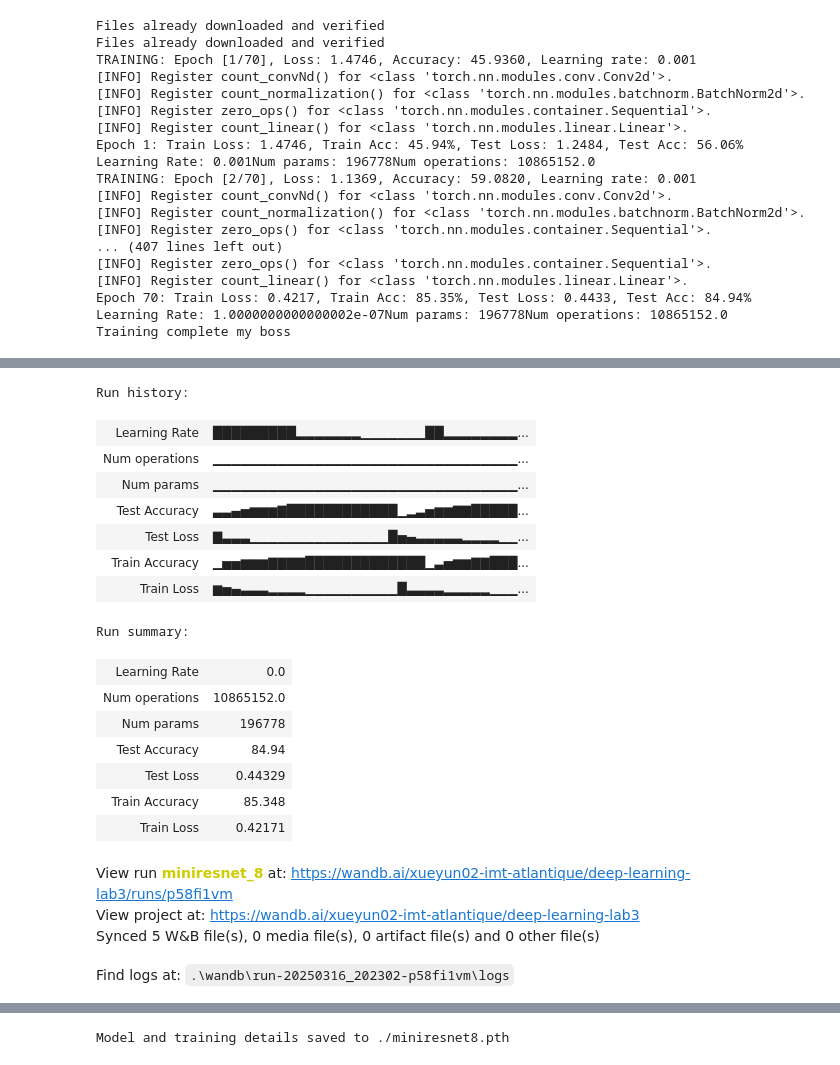
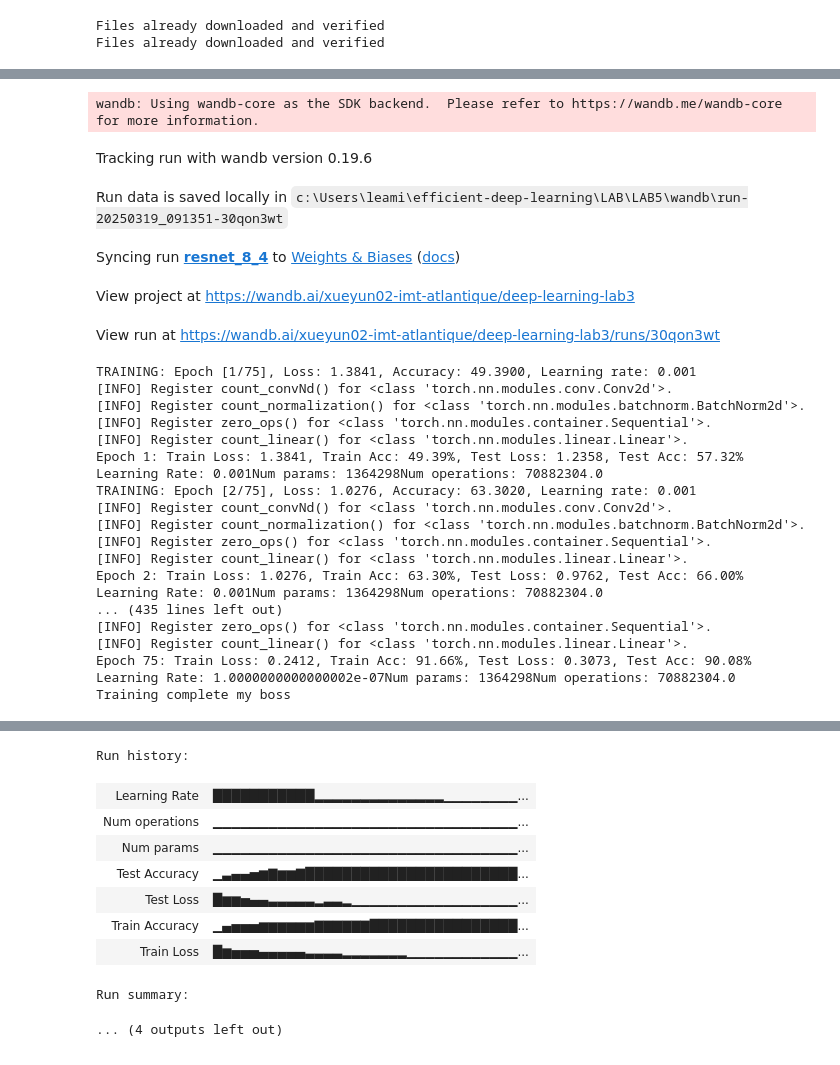
Before and after one commit to xueyun0512/efficient-deep-learning-lea, a Jupyter notebook: LAB/LAB5/petit_resnet.ipynb, the cells around one changed output, grey strips where cells are left out. Saved outputs shown, nothing was run; the diff lists cells and outputs as text; code cells hidden in the pictures.

Commit message:
resnet8 : grouped -- next : thinner  resnet18

```diff
--- a/LAB/LAB5/petit_resnet.ipynb
+++ b/LAB/LAB5/petit_resnet.ipynb
@@ -188,7 +187,7 @@ def train(data_path , batch_size, learning_rate,
     testloader = DataLoader(c10test,batch_size=batch_size)
 
     # Charger le modèle groupe_8.pth
-    model = mini_ResNet8(groups=8)
+    model = ResNet8(groups=4)
     model = model.to(device)
     criterion = nn.CrossEntropyLoss()
     optimizer = optim.Adam(model.parameters(), lr=learning_rate, weight_decay=weight_decay)
@@ -201,7 +200,7 @@ def train(data_path , batch_size, learning_rate,
         "epochs": epochs,
         "prate": prate,
     }
-    wandb.init(project="deep-learning-lab3", config=dict , name="miniresnet_8", job_type="training_test")
+    wandb.init(project="deep-learning-lab3", config=dict , name="resnet_8_4", job_type="training_test")
 
 
     # Training loop
@@ -294,22 +293,7 @@ def train(data_path , batch_size, learning_rate,
     torch.save(checkpoint, save_path)
     print(f"Model and training details saved to {save_path}")
 
-train('/opt/img/effdl-cifar10/', 64, 0.001, 0.0005, 70, './miniresnet8.pth', './miniresnet8.pth', 0.2)
+train('/opt/img/effdl-cifar10/', 64, 0.001, 0.0005, 75, './resnet8_4.pth', './resnet8_4.pth', 0.2)
 # %% [output]
 Files already downloaded and verified
 Files already downloaded and verified
-TRAINING: Epoch [1/70], Loss: 1.4746, Accuracy: 45.9360, Learning rate: 0.001
-[INFO] Register count_convNd() for <class 'torch.nn.modules.conv.Conv2d'>.
-[INFO] Register count_normalization() for <class 'torch.nn.modules.batchnorm.BatchNorm2d'>.
-[INFO] Register zero_ops() for <class 'torch.nn.modules.container.Sequential'>.
-[INFO] Register count_linear() for <class 'torch.nn.modules.linear.Linear'>.
-Epoch 1: Train Loss: 1.4746, Train Acc: 45.94%, Test Loss: 1.2484, Test Acc: 56.06% Learning Rate: 0.001Num params: 196778Num operations: 10865152.0
-TRAINING: Epoch [2/70], Loss: 1.1369, Accuracy: 59.0820, Learning rate: 0.001
-[INFO] Register count_convNd() for <class 'torch.nn.modules.conv.Conv2d'>.
-[INFO] Register count_normalization() for <class 'torch.nn.modules.batchnorm.BatchNorm2d'>.
-[INFO] Register zero_ops() for <class 'torch.nn.modules.container.Sequential'>.
-... (407 lines left out)
-[INFO] Register zero_ops() for <class 'torch.nn.modules.container.Sequential'>.
-[INFO] Register count_linear() for <class 'torch.nn.modules.linear.Linear'>.
-Epoch 70: Train Loss: 0.4217, Train Acc: 85.35%, Test Loss: 0.4433, Test Acc: 84.94% Learning Rate: 1.0000000000000002e-07Num params: 196778Num operations: 10865152.0
-Training complete my boss
@@ -317,20 +300,23 @@ Training complete my boss
-Run history:
+wandb: Using wandb-core as the SDK backend.  Please refer to https://wandb.me/wandb-core for more information.
-| Learning Rate | █████████▂▂▂▂▂▂▂▁▁▁▁▁▁▁██▂▂▂▂▂▂▂▂... |
-| Num operations | ▁▁▁▁▁▁▁▁▁▁▁▁▁▁▁▁▁▁▁▁▁▁▁▁▁▁▁▁▁▁▁▁▁... |
-| Num params | ▁▁▁▁▁▁▁▁▁▁▁▁▁▁▁▁▁▁▁▁▁▁▁▁▁▁▁▁▁▁▁▁▁... |
-| Test Accuracy | ▃▃▄▅▆▆▆▇████████████▁▂▃▅▆▆▇▇█████... |
-| Test Loss | ▇▃▃▃▁▁▁▁▁▁▁▁▁▁▁▁▁▁▁█▅▄▃▃▃▃▃▂▂▂▂▁▁... |
-| Train Accuracy | ▁▅▅▆▆▆▇▇▇▇█████████████▁▃▅▆▆▇▇███... |
-| Train Loss | ▆▅▄▃▃▃▂▂▂▂▁▁▁▁▁▁▁▁▁▁█▃▃▃▃▂▂▂▂▂▁▁▁... |
-Run summary:
-| Learning Rate | 0.0 |
-| Num operations | 10865152.0 |
-| Num params | 196778 |
-| Test Accuracy | 84.94 |
-| Test Loss | 0.44329 |
-| Train Accuracy | 85.348 |
-| Train Loss | 0.42171 |
-View run miniresnet_8 at: https://wandb.ai/xueyun02-imt-atlantique/deep-learning-lab3/runs/p58fi1vm
-View project at: https://wandb.ai/xueyun02-imt-atlantique/deep-learning-lab3
-Synced 5 W&B file(s), 0 media file(s), 0 artifact file(s) and 0 other file(s)
+Tracking run with wandb version 0.19.6
-Find logs at: .\wandb\run-20250316_202302-p58fi1vm\logs
+Run data is saved locally in c:\Users\leami\efficient-deep-learning\LAB\LAB5\wandb\run-20250319_091351-30qon3wt
+Syncing run resnet_8_4 to Weights & Biases (docs)
+View project at https://wandb.ai/xueyun02-imt-atlantique/deep-learning-lab3
+View run at https://wandb.ai/xueyun02-imt-atlantique/deep-learning-lab3/runs/30qon3wt
+TRAINING: Epoch [1/75], Loss: 1.3841, Accuracy: 49.3900, Learning rate: 0.001
+[INFO] Register count_convNd() for <class 'torch.nn.modules.conv.Conv2d'>.
+[INFO] Register count_normalization() for <class 'torch.nn.modules.batchnorm.BatchNorm2d'>.
+[INFO] Register zero_ops() for <class 'torch.nn.modules.container.Sequential'>.
+[INFO] Register count_linear() for <class 'torch.nn.modules.linear.Linear'>.
+Epoch 1: Train Loss: 1.3841, Train Acc: 49.39%, Test Loss: 1.2358, Test Acc: 57.32% Learning Rate: 0.001Num params: 1364298Num operations: 70882304.0
+TRAINING: Epoch [2/75], Loss: 1.0276, Accuracy: 63.3020, Learning rate: 0.001
+[INFO] Register count_convNd() for <class 'torch.nn.modules.conv.Conv2d'>.
+[INFO] Register count_normalization() for <class 'torch.nn.modules.batchnorm.BatchNorm2d'>.
+[INFO] Register zero_ops() for <class 'torch.nn.modules.container.Sequential'>.
+[INFO] Register count_linear() for <class 'torch.nn.modules.linear.Linear'>.
+Epoch 2: Train Loss: 1.0276, Train Acc: 63.30%, Test Loss: 0.9762, Test Acc: 66.00% Learning Rate: 0.001Num params: 1364298Num operations: 70882304.0
+... (435 lines left out)
+[INFO] Register zero_ops() for <class 'torch.nn.modules.container.Sequential'>.
+[INFO] Register count_linear() for <class 'torch.nn.modules.linear.Linear'>.
+Epoch 75: Train Loss: 0.2412, Train Acc: 91.66%, Test Loss: 0.3073, Test Acc: 90.08% Learning Rate: 1.0000000000000002e-07Num params: 1364298Num operations: 70882304.0
+Training complete my boss
@@ -337 +324,10 @@ Find logs at: .\wandb\run-20250316_202302-p58fi1vm\logs
-Model and training details saved to ./miniresnet8.pth
+Run history:
+| Learning Rate | ███████████▂▂▂▂▂▂▂▂▂▂▂▂▂▂▁▁▁▁▁▁▁▁... |
+| Num operations | ▁▁▁▁▁▁▁▁▁▁▁▁▁▁▁▁▁▁▁▁▁▁▁▁▁▁▁▁▁▁▁▁▁... |
+| Num params | ▁▁▁▁▁▁▁▁▁▁▁▁▁▁▁▁▁▁▁▁▁▁▁▁▁▁▁▁▁▁▁▁▁... |
+| Test Accuracy | ▁▃▄▄▅▆▇▆▆▇███████████████████████... |
+| Test Loss | █▆▆▅▄▄▃▃▃▃▃▂▃▃▂▁▁▁▁▁▁▁▁▁▁▁▁▁▁▁▁▁▁... |
+| Train Accuracy | ▁▄▅▅▅▆▆▆▆▆▆▇▇▇▇▇▇████████████████... |
+| Train Loss | █▆▅▅▅▄▄▄▄▄▃▃▃▃▂▂▂▂▂▂▂▁▁▁▁▁▁▁▁▁▁▁▁... |
+Run summary:
+... (4 outputs left out)
```
Also changed, not shown: parts of 3 cells of this notebook.
